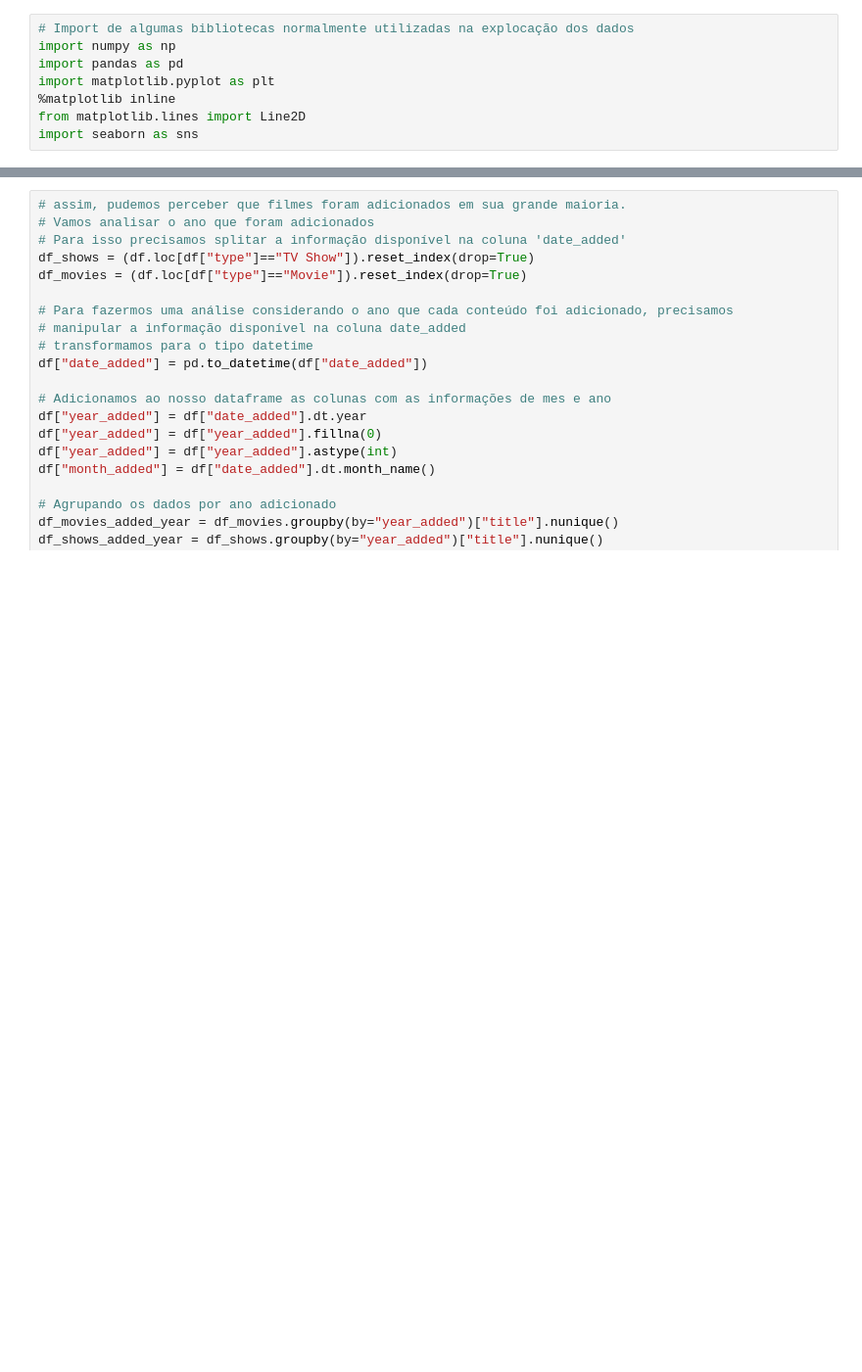
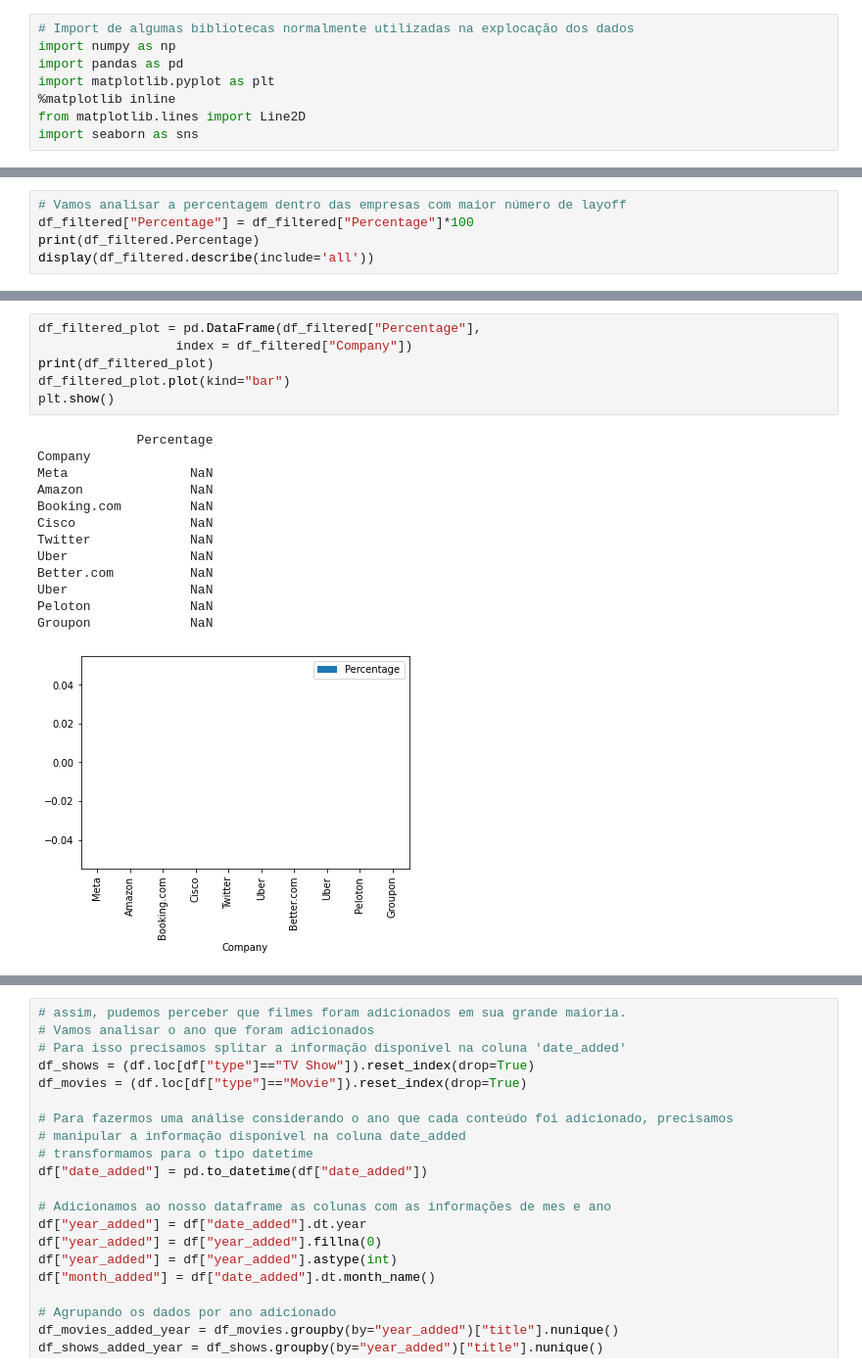
Before and after one commit to BrunaKrasotaMatos/MineracaoDados, a Jupyter notebook: VisualizacaoDadosTrilha6_BrunaMatos.ipynb, the cells around one changed output, grey strips where cells are left out. Shown: that part at 98% size. Drawn from its saved outputs; the diff is of its cells as text; blank space fills up the shorter version.

```diff
--- a/VisualizacaoDadosTrilha6_BrunaMatos.ipynb
+++ b/VisualizacaoDadosTrilha6_BrunaMatos.ipynb
@@ -144,0 +131,5 @@ plt.show()
+# %%
+# Vamos analisar a percentagem dentro das empresas com maior número de layoff
+df_filtered["Percentage"] = df_filtered["Percentage"]*100
+print(df_filtered.Percentage)
+display(df_filtered.describe(include='all'))
@@ -144,0 +160,20 @@ plt.show()
+# %%
+df_filtered_plot = pd.DataFrame(df_filtered["Percentage"],
+                  index = df_filtered["Company"])
+print(df_filtered_plot)
+df_filtered_plot.plot(kind="bar")
+plt.show()
+# %% [output]
+             Percentage
+Company
+Meta                NaN
+Amazon              NaN
+Booking.com         NaN
+Cisco               NaN
+Twitter             NaN
+Uber                NaN
+Better.com          NaN
+Uber                NaN
+Peloton             NaN
+Groupon             NaN
+[figure, added]
```
Also changed, not shown: parts of 13 cells of this notebook.
